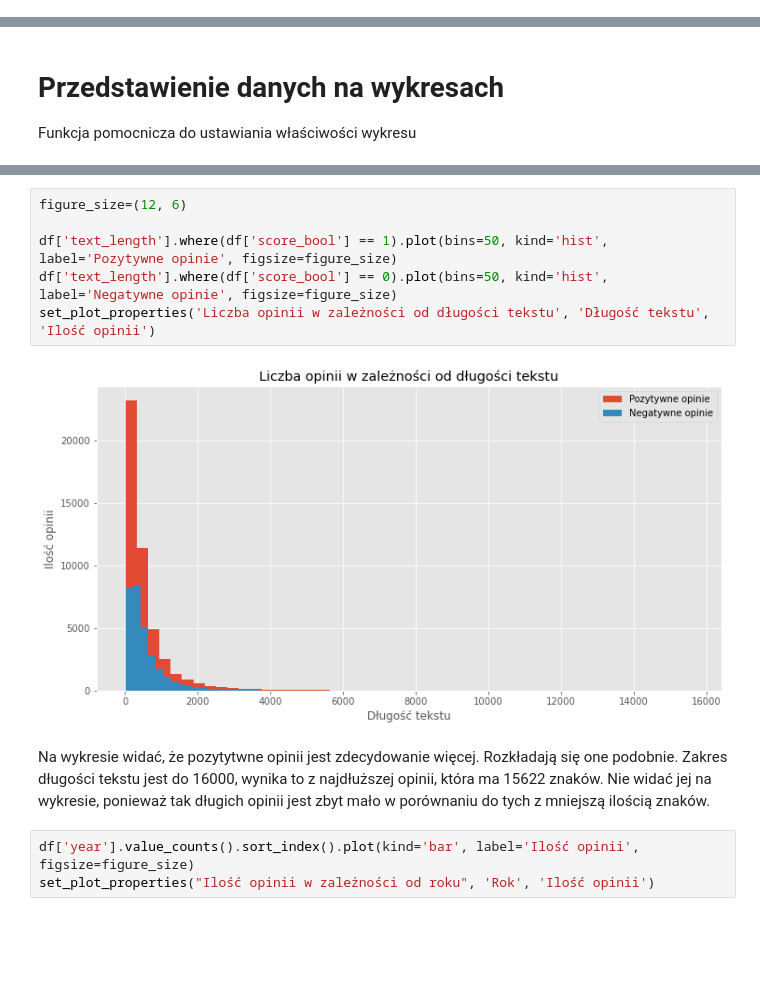
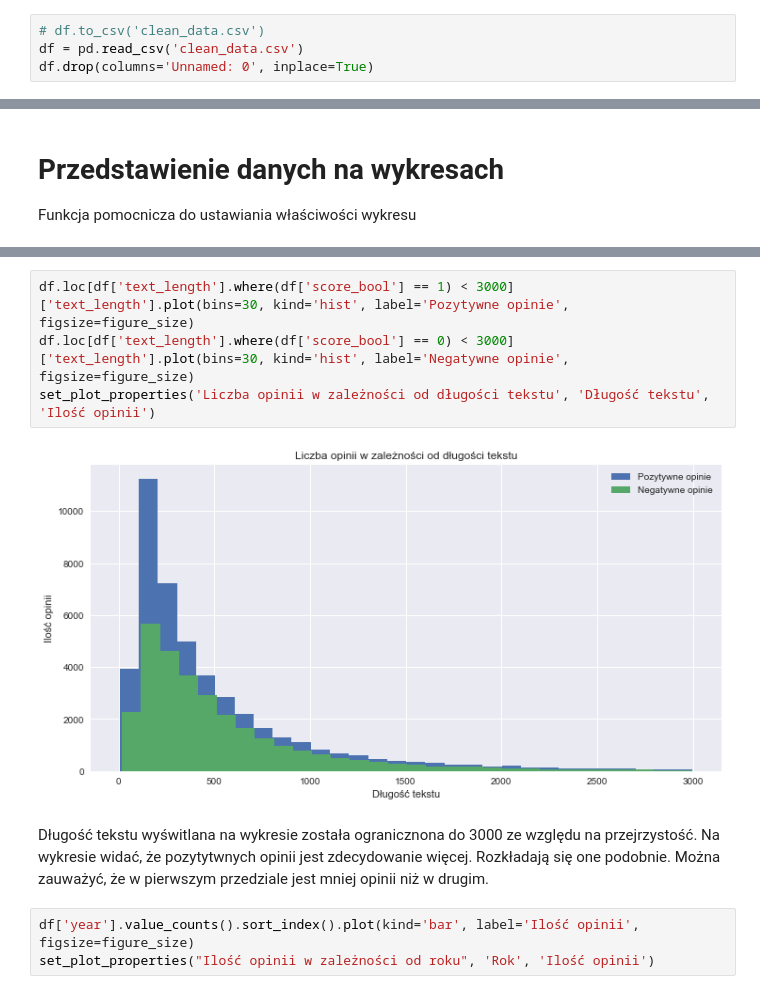
Before and after one commit to Dominik242633/Amazon-Reviews, a Jupyter notebook: Data analysis.ipynb, the cells around one changed output, grey strips where cells are left out. Saved outputs shown, nothing was run; the diff lists cells and outputs as text; blank space fills up the shorter version.

Commit message:
added plots

```diff
--- a/Data analysis.ipynb
+++ b/Data analysis.ipynb
@@ -135,3 +181,7 @@ df = df[df['title'] != '']
+# %%
+# df.to_csv('clean_data.csv')
+df = pd.read_csv('clean_data.csv')
+df.drop(columns='Unnamed: 0', inplace=True)
 # %% [markdown]
 Wygląd danych po przekształceniach
 # %%
@@ -259,13 +331,11 @@ def set_plot_properties(title, xlabel, ylabel):
 # %%
-figure_size=(12, 6)
-
-df['text_length'].where(df['score_bool'] == 1).plot(bins=50, kind='hist', label='Pozytywne opinie', figsize=figure_size)
-df['text_length'].where(df['score_bool'] == 0).plot(bins=50, kind='hist', label='Negatywne opinie', figsize=figure_size)
+df.loc[df['text_length'].where(df['score_bool'] == 1) < 3000]['text_length'].plot(bins=30, kind='hist', label='Pozytywne opinie', figsize=figure_size)
+df.loc[df['text_length'].where(df['score_bool'] == 0) < 3000]['text_length'].plot(bins=30, kind='hist', label='Negatywne opinie', figsize=figure_size)
 set_plot_properties('Liczba opinii w zależności od długości tekstu', 'Długość tekstu', 'Ilość opinii')
 # %% [output]
-[figure, old version]
+[figure, new version]
 # %% [markdown]
-Na wykresie widać, że pozytytwne opinii jest zdecydowanie więcej. Rozkładają się one podobnie. Zakres długości tekstu jest do 16000, wynika to z najdłuższej opinii, która ma 15622 znaków. Nie widać jej na wykresie, ponieważ tak długich opinii jest zbyt mało w porównaniu do tych z mniejszą ilością znaków.
+Długość tekstu wyświtlana na wykresie została ogranicznona do 3000 ze względu na przejrzystość. Na wykresie widać, że pozytytwnych opinii jest zdecydowanie więcej. Rozkładają się one podobnie. Można zauważyć, że w pierwszym przedziale jest mniej opinii niż w drugim.
 # %%
 df['year'].value_counts().sort_index().plot(kind='bar', label='Ilość opinii', figsize=figure_size)
 set_plot_properties("Ilość opinii w zależności od roku", 'Rok', 'Ilość opinii')
```
Also changed, not shown: parts of 45 cells of this notebook.
